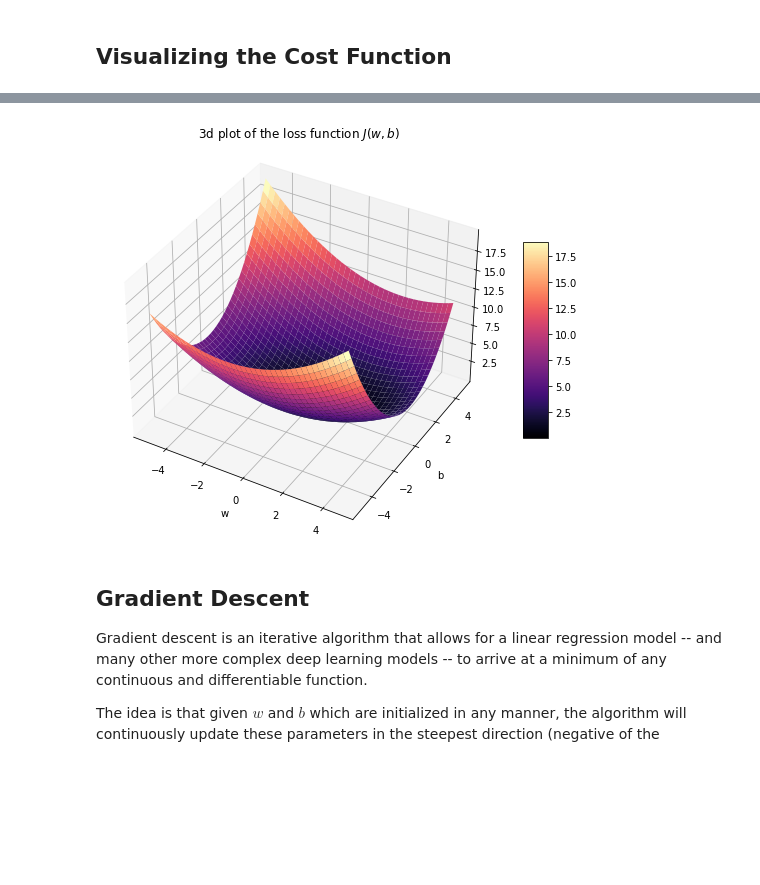
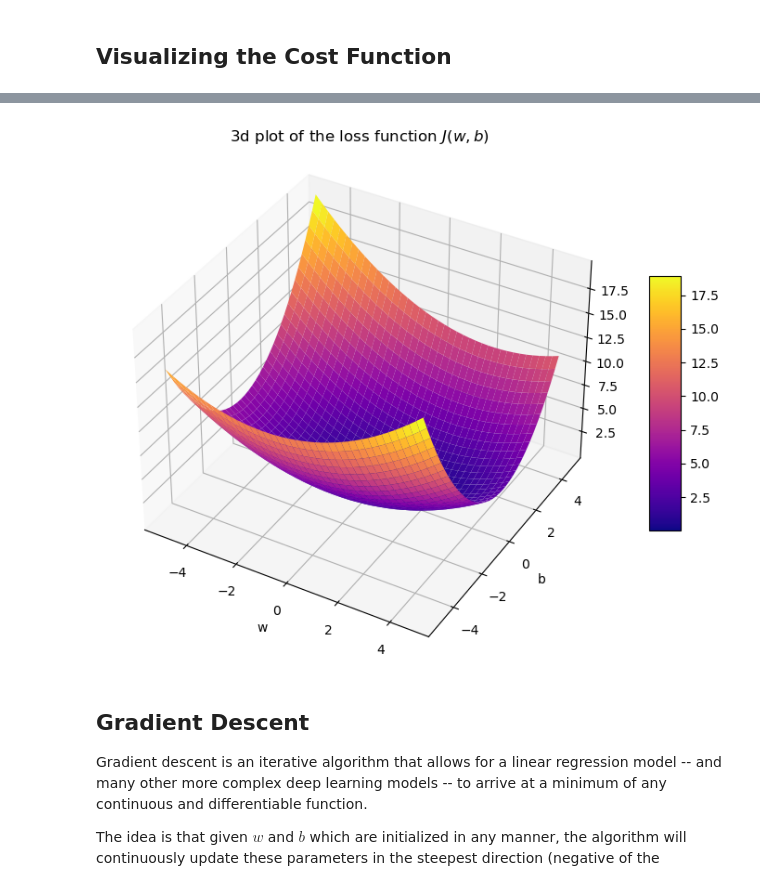
Before and after one commit to UAFederez/MachineLearning, a Jupyter notebook: 01-Univariate_Linear_Regression.ipynb, the cells around one changed output, grey strips where cells are left out. Cells and saved outputs as stored; diff of their text form; code cells hidden in the pictures; blank space fills up the shorter version.

```diff
--- a/01-Univariate_Linear_Regression.ipynb
+++ b/01-Univariate_Linear_Regression.ipynb
@@ -154,17 +154,17 @@ plt.show()
 # %%
 fig = plt.figure(figsize=(8, 6))
 ax  = plt.axes(projection = '3d')
 ax.view_init(elev = 36)
 
-surface = ax.plot_surface(X, Y, mean_sqerr, cmap = 'magma')
+surface = ax.plot_surface(X, Y, mean_sqerr, cmap = 'plasma')
 fig.colorbar(surface, shrink = 0.5, aspect = 8)
 plt.title('3d plot of the loss function $J(w, b)$')
 plt.xlabel('w')
 plt.ylabel('b')
 plt.tight_layout()
 plt.show()
 # %% [output]
-[figure, old version]
+[figure, new version]
 # %% [markdown]
 ## Gradient Descent
 Gradient descent is an iterative algorithm that allows for a linear regression model -- and many other more complex deep learning models -- to arrive at a minimum of any continuous and differentiable function.
```
Also changed, not shown: parts of 6 cells of this notebook, 1 other file.
